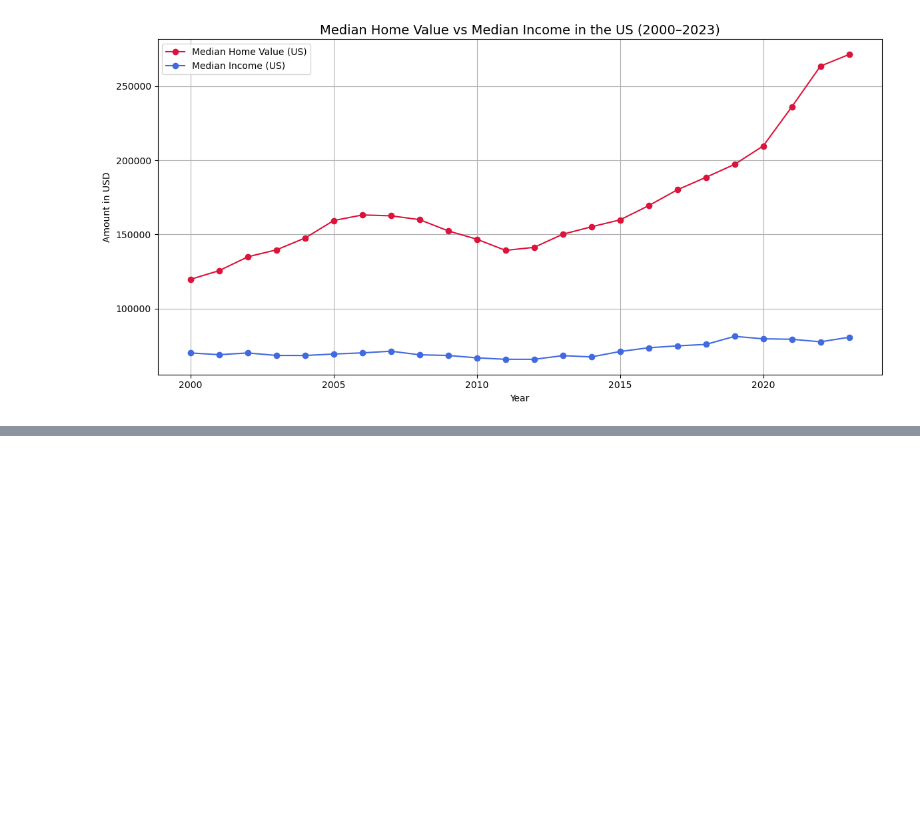
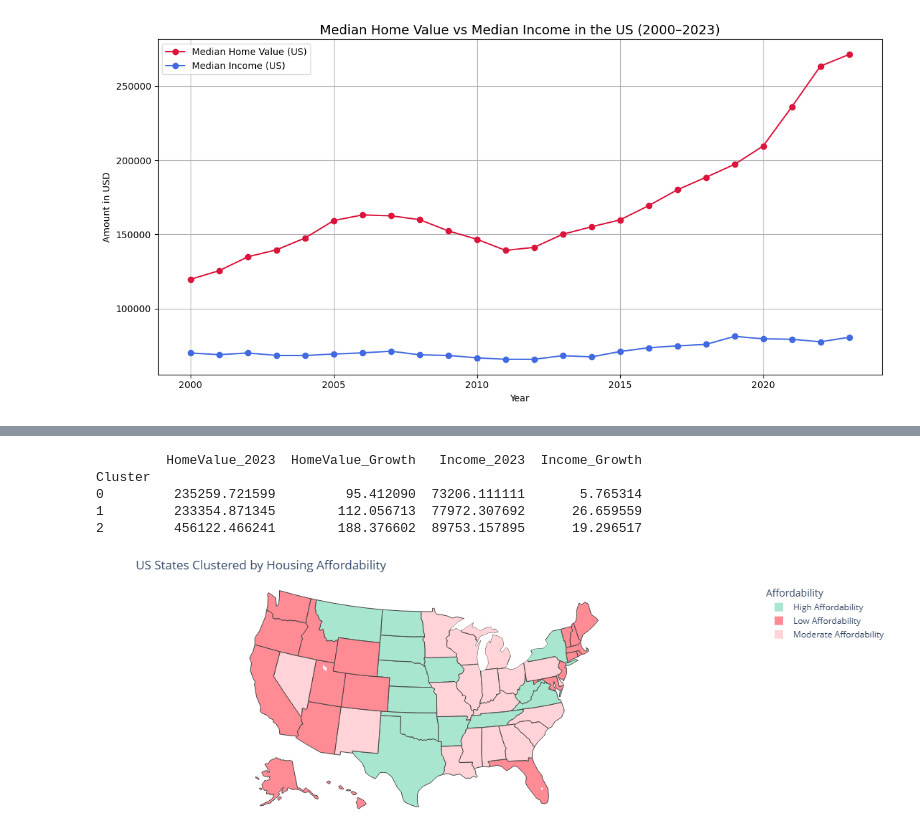
Before and after one commit to uic-cs418/group-project-stat-squad, a Jupyter notebook: Tasneem Mubashshira Notebook.ipynb, the cells around one changed output, grey strips where cells are left out. Cells and saved outputs as stored; diff of their text form; code cells hidden in the pictures; blank space fills up the shorter version.

```diff
--- a/Tasneem Mubashshira Notebook.ipynb
+++ b/Tasneem Mubashshira Notebook.ipynb
@@ -281,0 +346,45 @@ plt.show()
+# %%
+cluster_summary = clustering_df.groupby('Cluster')[['HomeValue_2023', 'HomeValue_Growth', 'Income_2023', 'Income_Growth']].mean()
+print(cluster_summary)
+# %% [output]
+         HomeValue_2023  HomeValue_Growth   Income_2023  Income_Growth
+Cluster
+0         235259.721599         95.412090  73206.111111       5.765314
+1         233354.871345        112.056713  77972.307692      26.659559
+2         456122.466241        188.376602  89753.157895      19.296517
+# %%
+cluster_label_map = {
+    0: 'Moderate Affordability',
+    1: 'High Affordability',
+    2: 'Low Affordability'
+}
+
+clustering_df['Affordability'] = clustering_df['Cluster'].map(cluster_label_map)
+
+# Prepare the DataFrame for plotting
+map_df = clustering_df.reset_index()[['Affordability']]
+map_df['StateCode'] = clustering_df.index
+
+fig = px.choropleth(
+    map_df,
+    locations='StateCode',
+    locationmode='USA-states',
+    color='Affordability',
+    color_discrete_map={
+        'High Affordability': '#A8E6CF',
+        'Moderate Affordability': '#FFD3D7',
+        'Low Affordability': '#FF8B94'
+    },
+    hover_name='StateCode',
+    scope='usa',
+    title='US States Clustered by Housing Affordability'
+)
+
+fig.update_layout(
+    geo=dict(bgcolor='rgba(0,0,0,0)'),
+    margin={"r":0,"t":40,"l":0,"b":0}
+)
+
+fig.show()
+# %% [output]
+[figure, added]
```
Also changed, not shown: parts of 4 cells of this notebook.
